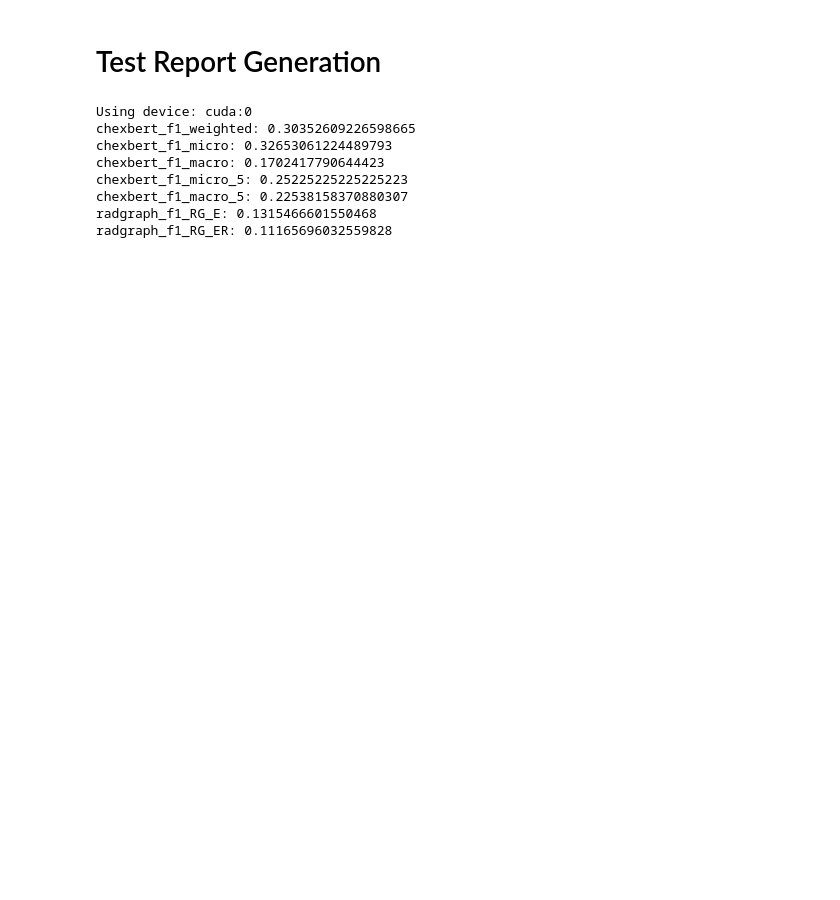
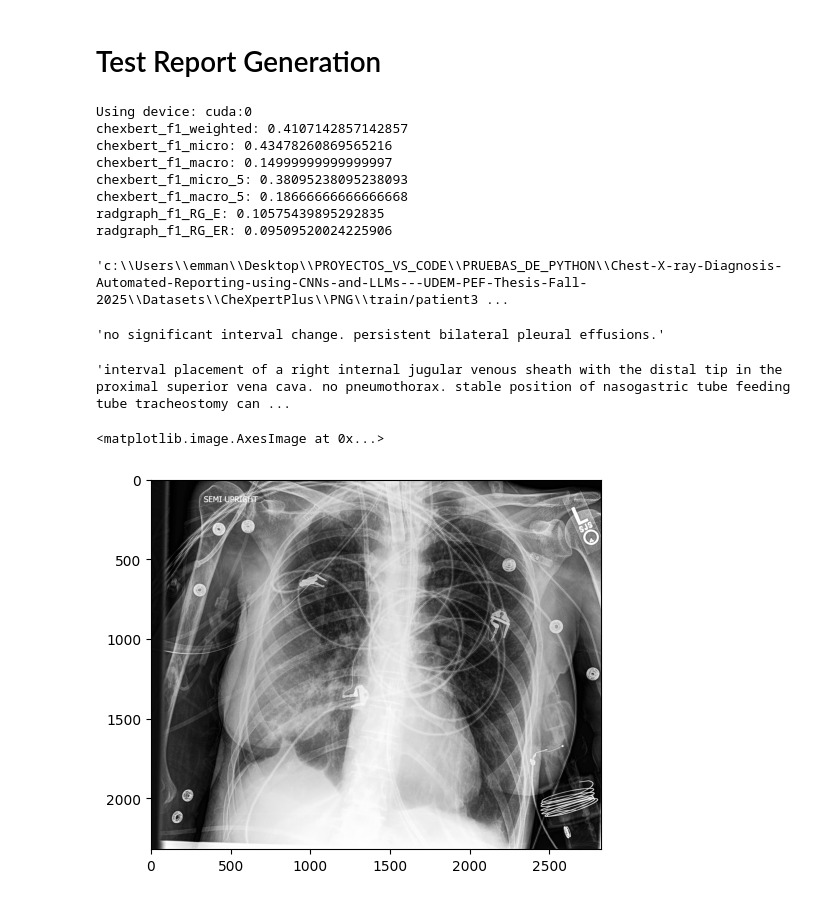
Before and after one commit to devMuniz02/UDEM-CXR-Reporting-Thesis-2025, a Jupyter notebook: lstm-vs-gpt/LSTM_Test_Chexpert.ipynb, the cells around one changed output. Saved outputs shown, nothing was run; the diff lists cells and outputs as text; code cells hidden in the pictures; blank space fills up the shorter version.

```diff
--- a/lstm-vs-gpt/LSTM_Test_Chexpert.ipynb
+++ b/lstm-vs-gpt/LSTM_Test_Chexpert.ipynb
@@ -162,9 +162,9 @@ with torch.no_grad():
         #     results = evaluate_all_metrics([text_tgt], [text_gen], evaluation_mode="CheXagent")
         #     for metric, scores in results.items():
         #         print(f"{metric}: {scores}")
-        del pixel_values, ids_loader, paths, raw_labels, info
-        torch.cuda.empty_cache()
-        if iteration >= 10:  # Limit to 1 batch for quick testing
+        # del pixel_values, ids_loader, paths, raw_labels, info
+        # torch.cuda.empty_cache()
+        if iteration >= 1:  # Limit to 1 batch for quick testing
             break
 
 eval_results = evaluate_all_metrics(text_generated, text_target, evaluation_mode="CheXagent")
@@ -174,10 +174,30 @@ eval_results["training_time_seconds"] = training_time
 save_metrics_to_json(eval_results, f"lstm-vs-gpt/results/lstm_model_results_{NUM_EPOCHS}_Chexpert.json")
 # %% [output]
 Using device: cuda:0
-chexbert_f1_weighted: 0.30352609226598665
-chexbert_f1_micro: 0.32653061224489793
-chexbert_f1_macro: 0.1702417790644423
-chexbert_f1_micro_5: 0.25225225225225223
-chexbert_f1_macro_5: 0.22538158370880307
-radgraph_f1_RG_E: 0.1315466601550468
-radgraph_f1_RG_ER: 0.11165696032559828
+chexbert_f1_weighted: 0.4107142857142857
+chexbert_f1_micro: 0.43478260869565216
+chexbert_f1_macro: 0.14999999999999997
+chexbert_f1_micro_5: 0.38095238095238093
+chexbert_f1_macro_5: 0.18666666666666668
+radgraph_f1_RG_E: 0.10575439895292835
+radgraph_f1_RG_ER: 0.09509520024225906
+# %%
+paths[0]
+# %% [output]
+'c:\\Users\\emman\\Desktop\\PROYECTOS_VS_CODE\\PRUEBAS_DE_PYTHON\\Chest-X-ray-Diagnosis-Automated-Reporting-using-CNNs-and-LLMs---UDEM-PEF-Thesis-Fall-2025\\Datasets\\CheXpertPlus\\PNG\\train/patient3 ...
+# %%
+text_generated[0]
+# %% [output]
+'no significant interval change. persistent bilateral pleural effusions.'
+# %%
+text_target[0]
+# %% [output]
+'interval placement of a right internal jugular venous sheath with the distal tip in the proximal superior vena cava. no pneumothorax. stable position of nasogastric tube feeding tube tracheostomy can ...
+# %%
+from PIL import Image
+import matplotlib.pyplot as plt
+img = Image.open(paths[0]).convert("RGB")
+plt.imshow(img)
+# %% [output]
+<matplotlib.image.AxesImage at 0x...>
+[figure, added]
```
Also changed, not shown: parts of 3 cells of this notebook, 15 other files.
